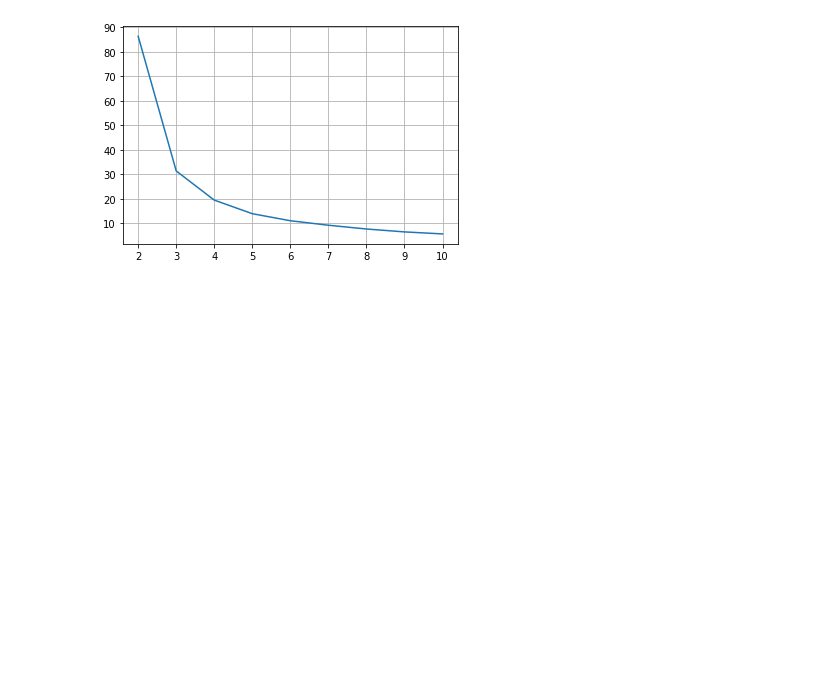
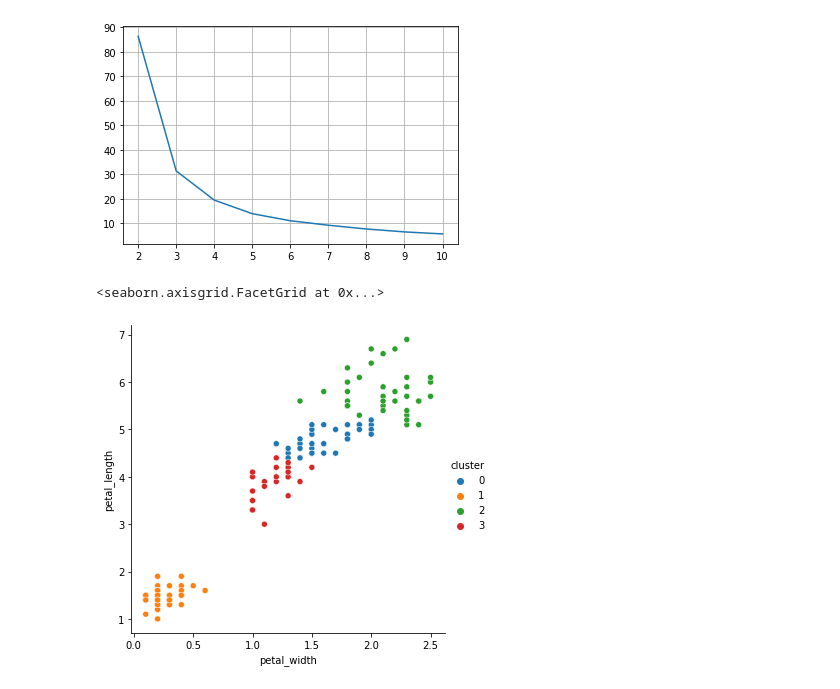
Before and after one commit to raycerna/clustering-exercises, a Jupyter notebook: modeling.ipynb, the cells around one changed output. Cells and saved outputs as stored; diff of their text form; code cells hidden in the pictures; blank space fills up the shorter version.

```diff
--- a/modeling.ipynb
+++ b/modeling.ipynb
@@ -54,3 +70,15 @@ pd.Series(inertias).plot()
 plt.grid()
 # %% [output]
 [figure]
+# %%
+X = iris[['petal_length', 'petal_width']]
+
+kmeans = KMeans(n_clusters=4)
+kmeans.fit(X)
+iris['cluster'] = kmeans.labels_
+iris.cluster = iris.cluster.astype('category')
+
+sns.relplot(data=iris, y='petal_length', x='petal_width', hue='cluster')
+# %% [output]
+<seaborn.axisgrid.FacetGrid at 0x...>
+[figure, added]
```
Also changed, not shown: parts of 8 cells of this notebook.
